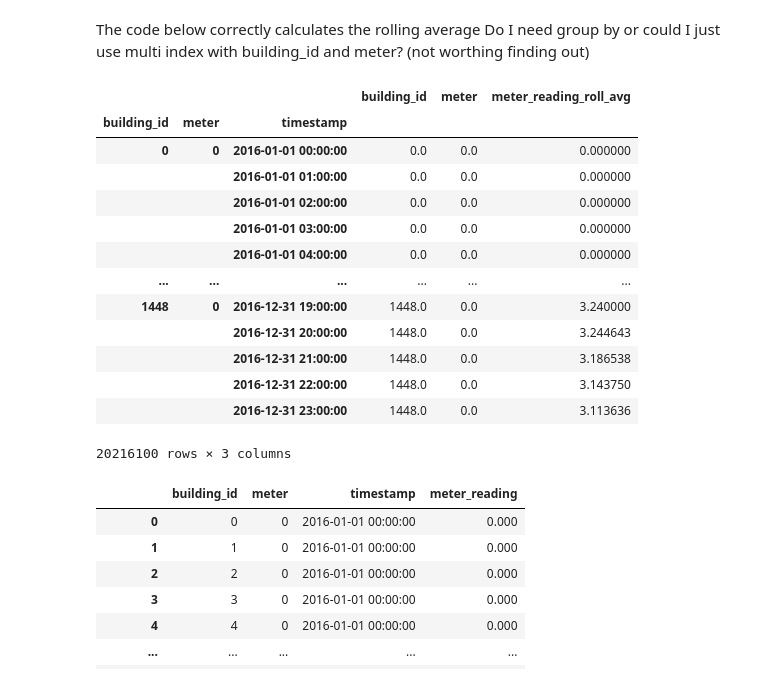
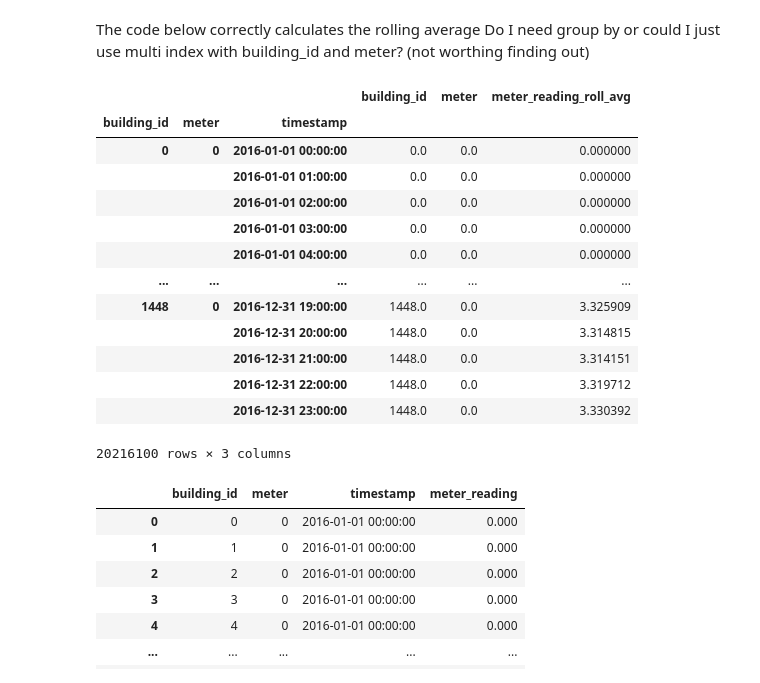
Before and after one commit to douglas-thoms/Projects, a Jupyter notebook: Energy.Predictor.2020/Testing functions/Rolling Average Test.ipynb, the cells around one changed output. Cells and saved outputs as stored; diff of their text form; code cells hidden in the pictures.

```diff
--- a/Energy.Predictor.2020/Testing functions/Rolling Average Test.ipynb
+++ b/Energy.Predictor.2020/Testing functions/Rolling Average Test.ipynb
@@ -87,23 +87,23 @@ Do I need group by or could I just use multi index with building_id and meter? (
 # %%
 rolling_average['meter_reading_roll_avg'] = rolling_average['meter_reading']
 rolling_average.set_index('timestamp',inplace=True)
 
-rolling_average = rolling_average[['building_id','meter','meter_reading_roll_avg']].groupby(['building_id','meter']).rolling(21,center=True,min_periods=1).mean()
+rolling_average = rolling_average[['building_id','meter','meter_reading_roll_avg']].groupby(['building_id','meter']).rolling(101,center=True,min_periods=1).mean()
 rolling_average
 # %% [output]
 |  |  |  | building_id | meter | meter_reading_roll_avg |
 | building_id | meter | timestamp |  |  |  |
 | 0 | 0 | 2016-01-01 00:00:00 | 0.0 | 0.0 | 0.000000 |
 |  |  | 2016-01-01 01:00:00 | 0.0 | 0.0 | 0.000000 |
 |  |  | 2016-01-01 02:00:00 | 0.0 | 0.0 | 0.000000 |
 |  |  | 2016-01-01 03:00:00 | 0.0 | 0.0 | 0.000000 |
 |  |  | 2016-01-01 04:00:00 | 0.0 | 0.0 | 0.000000 |
 | ... | ... | ... | ... | ... | ... |
-| 1448 | 0 | 2016-12-31 19:00:00 | 1448.0 | 0.0 | 3.240000 |
-|  |  | 2016-12-31 20:00:00 | 1448.0 | 0.0 | 3.244643 |
-|  |  | 2016-12-31 21:00:00 | 1448.0 | 0.0 | 3.186538 |
-|  |  | 2016-12-31 22:00:00 | 1448.0 | 0.0 | 3.143750 |
-|  |  | 2016-12-31 23:00:00 | 1448.0 | 0.0 | 3.113636 |
+| 1448 | 0 | 2016-12-31 19:00:00 | 1448.0 | 0.0 | 3.325909 |
+|  |  | 2016-12-31 20:00:00 | 1448.0 | 0.0 | 3.314815 |
+|  |  | 2016-12-31 21:00:00 | 1448.0 | 0.0 | 3.314151 |
+|  |  | 2016-12-31 22:00:00 | 1448.0 | 0.0 | 3.319712 |
+|  |  | 2016-12-31 23:00:00 | 1448.0 | 0.0 | 3.330392 |
 20216100 rows × 3 columns
 # %%
 trainData
```
Also changed, not shown: parts of 17 cells of this notebook, 1 other file.
